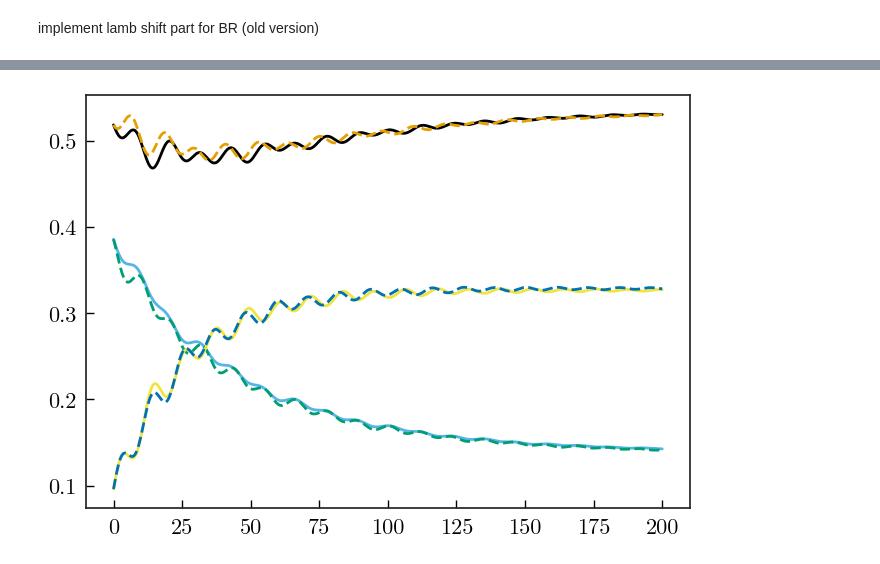
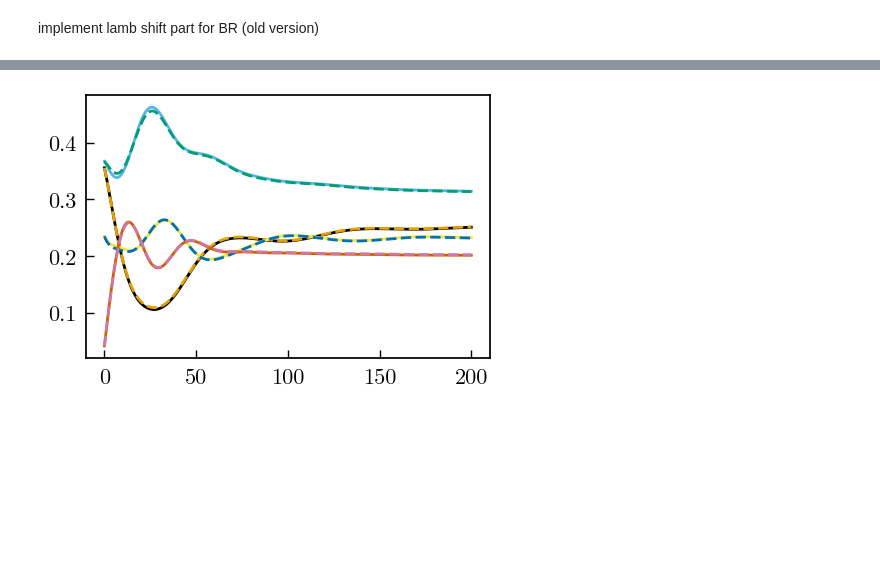
Before and after one commit to diego-fpv/lindbladAG, a Jupyter notebook: example.ipynb, the cells around one changed output, grey strips where cells are left out. Saved outputs shown, nothing was run; the diff lists cells and outputs as text; code cells hidden in the pictures; blank space fills up the shorter version.

```diff
--- a/example.ipynb
+++ b/example.ipynb
@@ -74,0 +79,6 @@ Text(0, 0.5, '$\\hbar J_i$ (eV)')
+# %%
+for i, j in enumerate(J):
+    plt.plot(energy, j(energy), label=f"$J_{i}$")
+plt.legend()
+plt.xlabel("$\hbar\omega$ (eV)")
+plt.ylabel("$\hbar J_i$ (eV)")
@@ -104,5 +120,6 @@ rhoAG = mesolveAG(H=H, psi0=psi0, tlist=t, a_ops=a_ops, J=J, e_ops=e_ops, use_se
 # %%
-for pBR, pAG in zip(rhoBR, rhoAG):
-    plt.plot(t, pBR.real)
-    plt.plot(t, pAG.real, "--")
+for i, (pBR, pAG) in enumerate(zip(rhoBR, rhoAG)):
+    plt.plot(t, pBR.real, label="BRE"*(i==0))
+    plt.plot(t, pAG.real, "--", label="AG"*(i==0))
+plt.legend()
 # %% [output]
@@ -112,25 +130,21 @@ for pBR, pAG in zip(rhoBR, rhoAG):
 # %% [markdown]
 implement lamb shift part for BR (old version)
 # %%
-# Parameters
-
 # size of system
-nLevels = 3
+nLevels = 4
 nOperators = 2
 
 # fix the seed for reproducibility
-np.random.seed(987654321)
+np.random.seed(12346789)
 
 # Hamiltonian (hermitian but not diagonal)
-H = Qobj((h:=np.random.rand(nLevels, nLevels))*0.1 + h.T*0.1 + np.diag(np.diagonal(h)))
-H = Qobj(np.diag(np.diagonal(h)))
+H = Qobj((h:=np.random.rand(nLevels, nLevels))*0.05 + h.T*0.05 + np.diag(np.diagonal(h)))
 evals = H.eigenenergies()
-
 
 # Operators mediating system-bath interactions
 a_ops = []
 for i in range(nOperators):
     op = np.random.rand(nLevels, nLevels)
     op += op.T
-    op -= np.diag(np.diagonal(op))
     a_ops.append(Qobj(op))
+H
@@ -181,11 +190,10 @@ Text(0, 0.5, '$\\hbar J_i\\ \\mathrm{and}\\ \\hbar\\Lambda_i$ (eV)')
 # %%
-# Time evolution:
-
 # initial state: chosen randomly
 psi0 = 0
 for i in range(nLevels):
     psi0 += np.random.rand() * basis(nLevels, i)
 psi0 = psi0.unit()
+print(psi0)
 
 # time array
 t = np.linspace(0, 200, 1500)
@@ -195,8 +203,9 @@ e_ops = [basis(nLevels, i) * basis(nLevels, i).dag() for i in range(nLevels)]
 
 # 1. Bloch-Redfield
 # the definition of the spectral functions in qutip is S = 2πJ. The 2π can be included in the operators with a square root.
-a_opsBR = [[np.sqrt(2*np.pi)*a, j] for a, j in zip(a_ops, J)]
-rhoBR = brmesolve(H=H, psi0=psi0, tlist=t, a_ops=a_opsBR, e_ops=e_ops, use_secular=False).expect
+a_opsBR = [a for a in a_ops]
+rhoBR_LS = old_brmesolve(H=H, psi0=psi0, tlist=t, a_ops=a_opsBR, spectra_cb=Si2L, e_ops=e_ops, use_secular=False).expect
+# rhoBR = old_brmesolve(H=H, psi0=psi0, tlist=t, a_ops=a_opsBR, spectra_cb=J, e_ops=e_ops, use_secular=False).expect
 
 # 2. Arithmetic-Geometric master equation
 # comparable syntax. use_secular=False is the default option here.
@@ -222,6 +220,7 @@ Qobj data =
 # %%
-for pBR, pAG in zip(rhoBR, rhoAG):
-    plt.plot(t, pBR.real)
+for pBRLS, pAG in zip(rhoBR_LS, rhoAG):
+    plt.plot(t, pBRLS.real)
     plt.plot(t, pAG.real, "--")
+    # plt.plot(t, pBR.real, ":")
 # %% [output]
-[figure, old version]
+[figure, new version]
```
Also changed, not shown: parts of 17 cells of this notebook, 4 other files.
